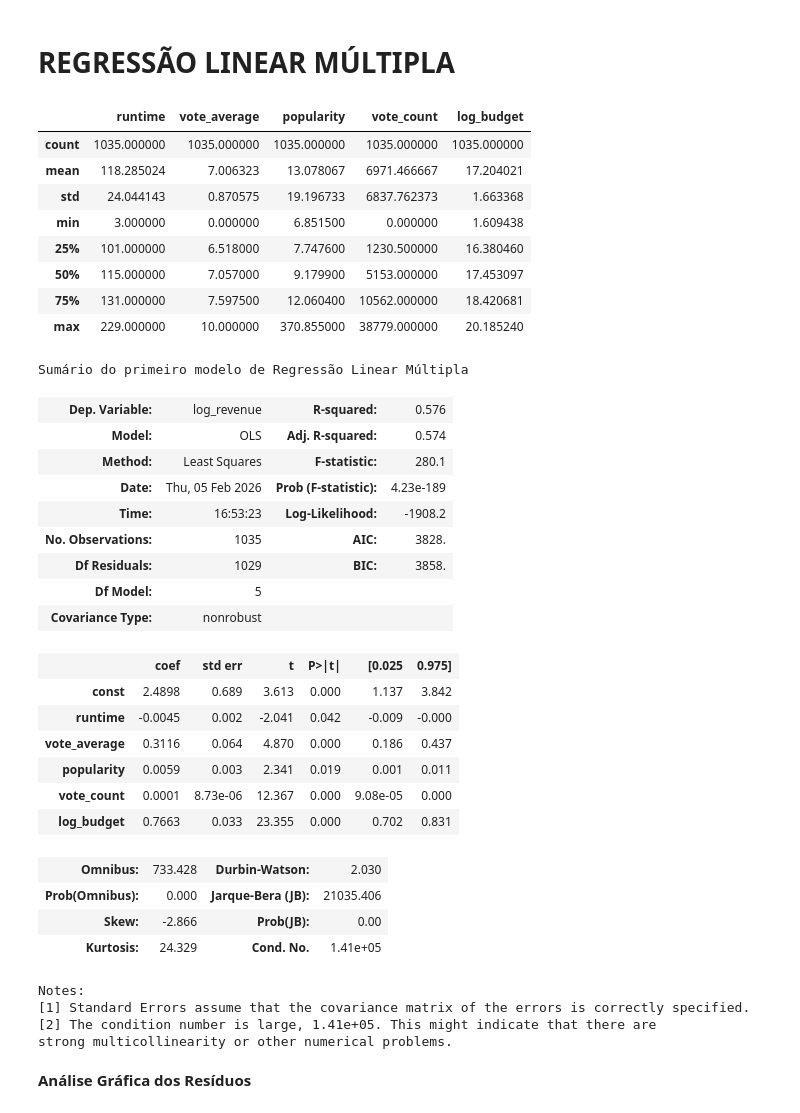
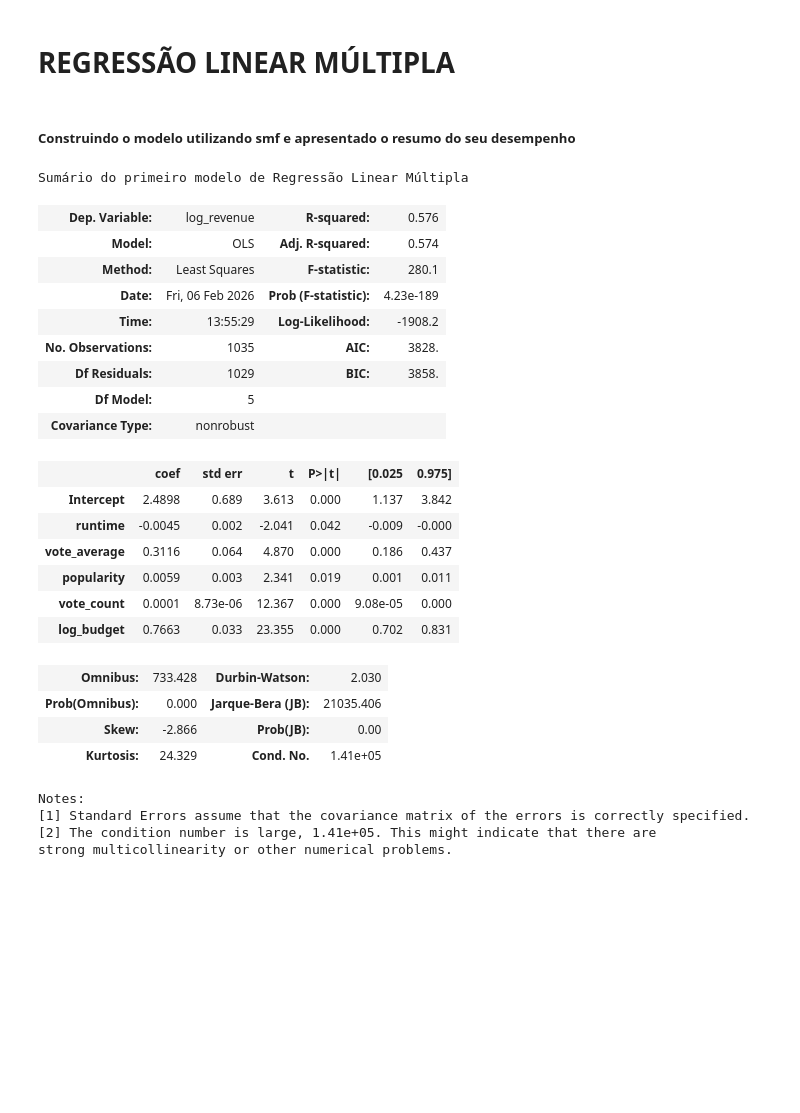
Before and after one commit to LucasPeil/movies_analysis, a Jupyter notebook: movies_analysis.ipynb, the cells around one changed output. Cells and saved outputs as stored; diff of their text form; code cells hidden in the pictures; blank space fills up the shorter version.

```diff
--- a/movies_analysis.ipynb
+++ b/movies_analysis.ipynb
@@ -351,37 +362,24 @@ Runtime model
 [figure]
 # %% [markdown]
 # REGRESSÃO LINEAR MÚLTIPLA
-# %%
-# Variáveis independentes
-X = numeric_cols.drop(columns=["log_revenue"])
-y = numeric_cols["log_revenue"]
-X.describe()
-# %% [output]
-|  | runtime | vote_average | popularity | vote_count | log_budget |
-| count | 1035.000000 | 1035.000000 | 1035.000000 | 1035.000000 | 1035.000000 |
-| mean | 118.285024 | 7.006323 | 13.078067 | 6971.466667 | 17.204021 |
-| std | 24.044143 | 0.870575 | 19.196733 | 6837.762373 | 1.663368 |
-| min | 3.000000 | 0.000000 | 6.851500 | 0.000000 | 1.609438 |
-| 25% | 101.000000 | 6.518000 | 7.747600 | 1230.500000 | 16.380460 |
-| 50% | 115.000000 | 7.057000 | 9.179900 | 5153.000000 | 17.453097 |
-| 75% | 131.000000 | 7.597500 | 12.060400 | 10562.000000 | 18.420681 |
-| max | 229.000000 | 10.000000 | 370.855000 | 38779.000000 | 20.185240 |
+# %% [markdown]
+##### Construindo o modelo utilizando smf e apresentado o resumo do seu desempenho
 # %%
-model_mult_1 =(sm.OLS(y,sm.add_constant(X)).fit())
+model_mult_1 = smf.ols('log_revenue ~ runtime + vote_average + popularity + vote_count + log_budget', data = numeric_cols).fit()
 model_mult_1.summary(title="Sumário do primeiro modelo de Regressão Linear Múltipla")
 # %% [output]
 Sumário do primeiro modelo de Regressão Linear Múltipla
 | Dep. Variable: | log_revenue | R-squared: | 0.576 |
 | Model: | OLS | Adj. R-squared: | 0.574 |
 | Method: | Least Squares | F-statistic: | 280.1 |
-| Date: | Thu, 05 Feb 2026 | Prob (F-statistic): | 4.23e-189 |
-| Time: | 16:53:23 | Log-Likelihood: | -1908.2 |
+| Date: | Fri, 06 Feb 2026 | Prob (F-statistic): | 4.23e-189 |
+| Time: | 13:55:29 | Log-Likelihood: | -1908.2 |
 | No. Observations: | 1035 | AIC: | 3828. |
 | Df Residuals: | 1029 | BIC: | 3858. |
 | Df Model: | 5 |  |  |
 | Covariance Type: | nonrobust |  |  |
 |  | coef | std err | t | P>|t| | [0.025 | 0.975] |
-| const | 2.4898 | 0.689 | 3.613 | 0.000 | 1.137 | 3.842 |
+| Intercept | 2.4898 | 0.689 | 3.613 | 0.000 | 1.137 | 3.842 |
 | runtime | -0.0045 | 0.002 | -2.041 | 0.042 | -0.009 | -0.000 |
 | vote_average | 0.3116 | 0.064 | 4.870 | 0.000 | 0.186 | 0.437 |
 | popularity | 0.0059 | 0.003 | 2.341 | 0.019 | 0.001 | 0.011 |
@@ -395,5 +393,3 @@ Notes:
 [1] Standard Errors assume that the covariance matrix of the errors is correctly specified.
 [2] The condition number is large, 1.41e+05. This might indicate that there are
 strong multicollinearity or other numerical problems.
-# %% [markdown]
-**Análise Gráfica dos Resíduos**
```
Also changed, not shown: parts of 29 cells of this notebook.
